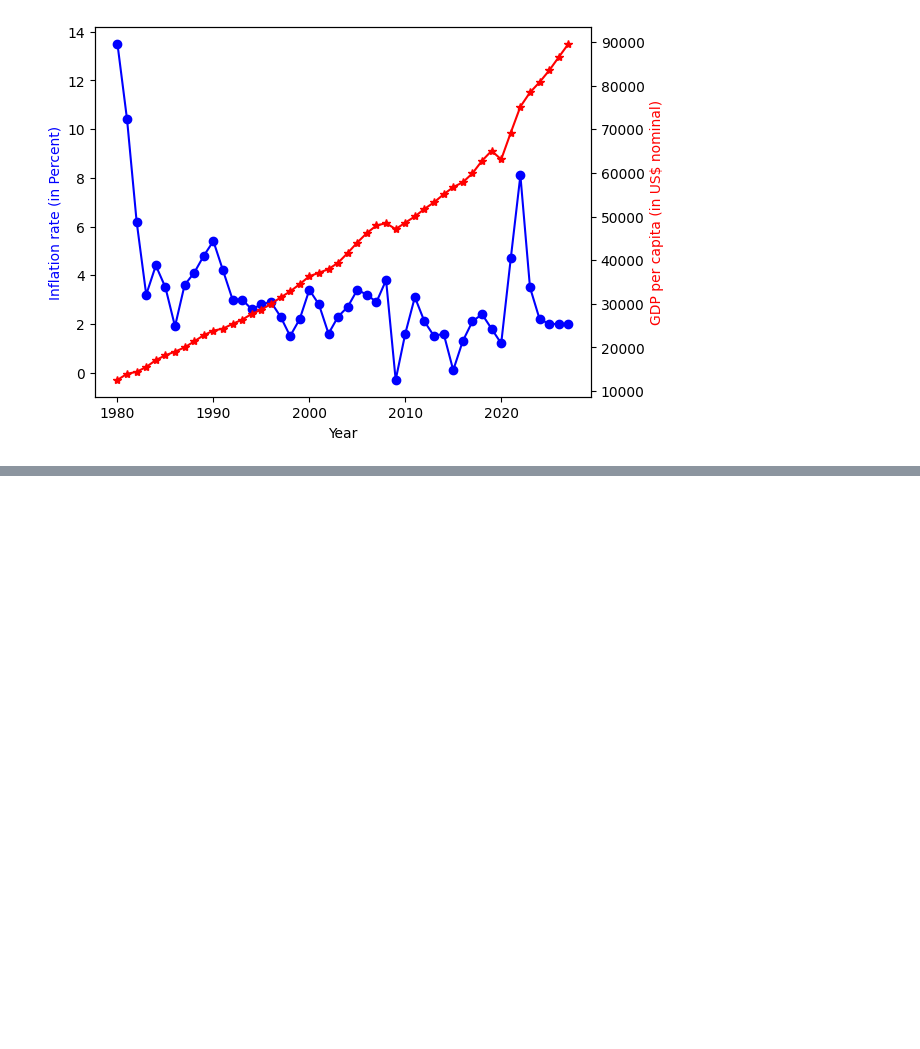
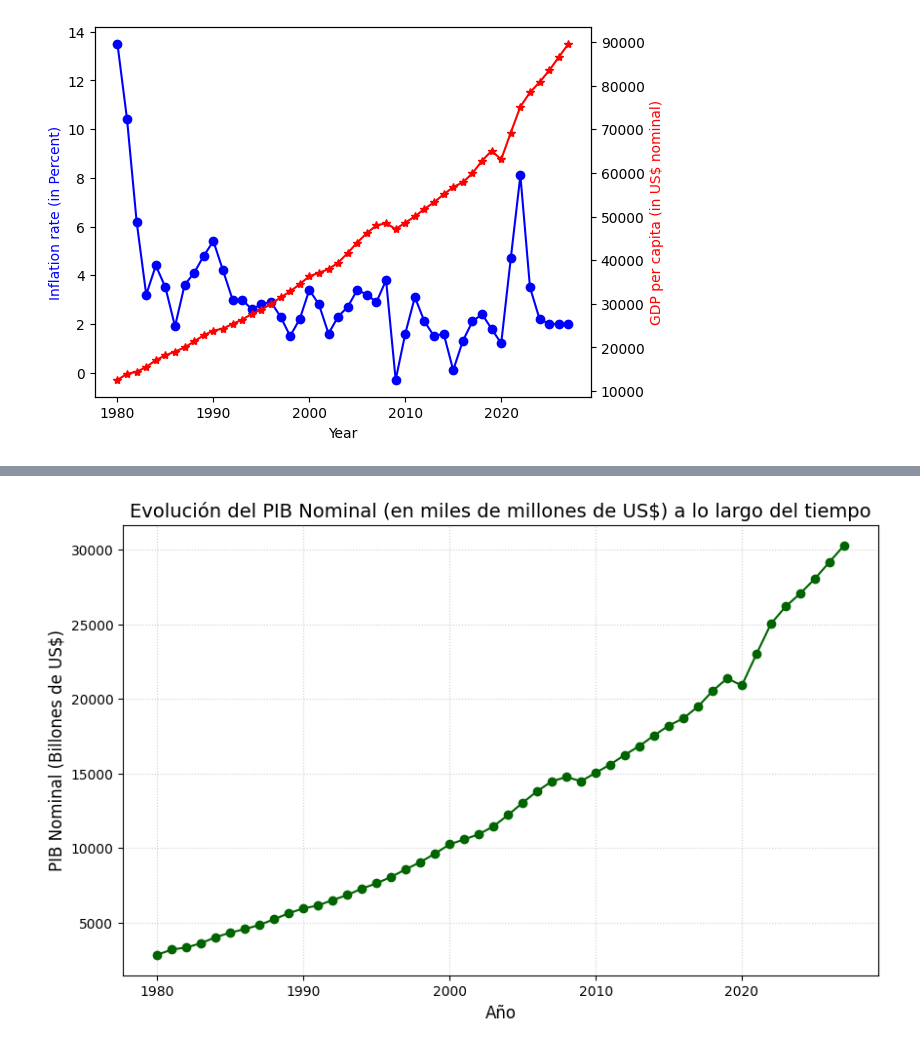
Before and after one commit to CaballeroUrrego/Ciencia-de-datos, a Jupyter notebook: Economy of the United States.ipynb, the cells around one changed output, grey strips where cells are left out. Saved outputs shown, nothing was run; the diff lists cells and outputs as text; code cells hidden in the pictures; blank space fills up the shorter version.

```diff
--- a/Economy of the United States.ipynb
+++ b/Economy of the United States.ipynb
@@ -202,3 +202,15 @@ Multi_lineGraph(df, 'GDP per capita (in US$ nominal)', 'Inflation rate (in Perce
 Multi_lineGraph(df, 'GDP per capita (in US$ nominal)', 'Inflation rate (in Percent)', 'Year')
 # %% [output]
 [figure]
+# %%
+import pandas as pd
+import matplotlib.pyplot as plt
+
+
+try:
+    df = pd.read_csv('C:/Users/se302/Documents/PROGRAMACION/Ciencia de datos/doc/Economy of the United States.csv')
+    print("DataFrame cargado con éxito. Primeras 5 filas:")
+    print(df.head())
+    print("\nColumnas disponibles:", df.columns.tolist())
+except FileNotFoundError:
+    print("ERROR: Archivo no encontrado. Por favor, verifique la ruta.")
@@ -204,0 +300,22 @@ Multi_lineGraph(df, 'GDP per capita (in US$ nominal)', 'Inflation rate (in Perce
+# %%
+import numpy as np
+
+# Columnas identificadas como 'object' que deben ser numéricas
+columnas_a_limpiar = [
+    'GDP growth (real)',
+    'Inflation rate (in Percent)',
+    'Unemployment (in Percent)',
+    'Government debt (in\xa0% of GDP)'
+]
+
+# 1. Aplicar conversión a numérico, forzando errores a NaN
+for col in columnas_a_limpiar:
+    # Usamos .loc para modificar directamente el DataFrame
+    df.loc[:, col] = pd.to_numeric(df[col], errors='coerce')
+
+# 2. Rellenar los valores NaN creados con la media de la columna (imputación simple)
+# Esto es esencial para que los gráficos de línea no se rompan
+df = df.fillna(df.mean(numeric_only=True))
+
+print("Columnas convertidas a numérico y valores NaN rellenados.")
+df.info() # Verifique que ahora son 'float64'
@@ -204,0 +341,12 @@ Multi_lineGraph(df, 'GDP per capita (in US$ nominal)', 'Inflation rate (in Perce
+# %%
+# Gráfico de Línea simple
+plt.figure(figsize=(10, 6))
+plt.plot(df['Year'], df['GDP (in Bil. US$nominal)'],
+         marker='o', linestyle='-', color='darkgreen')
+plt.title('Evolución del PIB Nominal (en miles de millones de US$) a lo largo del tiempo', fontsize=14)
+plt.xlabel('Año', fontsize=12)
+plt.ylabel('PIB Nominal (Billones de US$)', fontsize=12)
+plt.grid(True, linestyle=':', alpha=0.6)
+plt.show()
+# %% [output]
+[figure, added]
```
Also changed, not shown: parts of 6 cells of this notebook, 1 other file.
